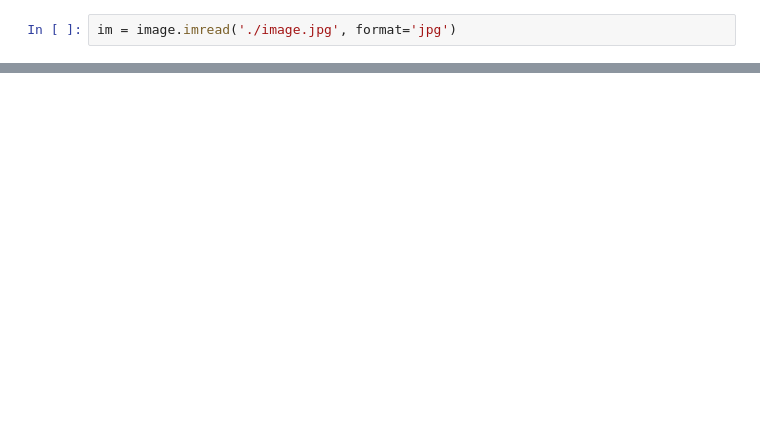
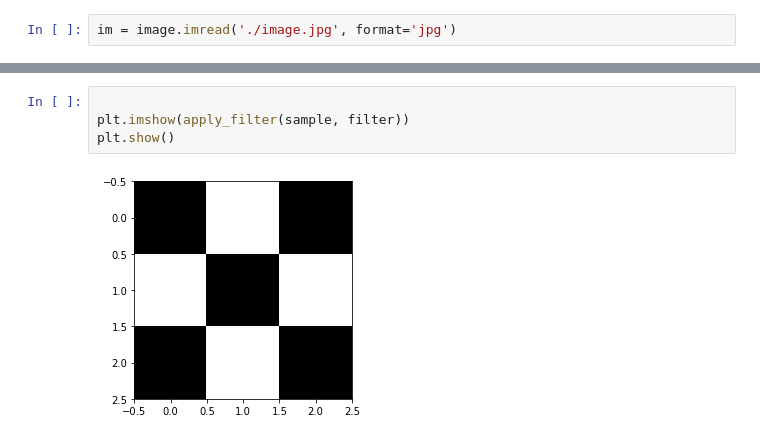
Before and after one commit to SidharthArya/Deep_Learning_Class_Manit, a Jupyter notebook: Lab/003_Applying_Filters_to_Images.ipynb, the cells around one changed output, grey strips where cells are left out. Saved outputs shown, nothing was run; the diff lists cells and outputs as text; blank space fills up the shorter version.

```diff
--- a/Lab/003_Applying_Filters_to_Images.ipynb
+++ b/Lab/003_Applying_Filters_to_Images.ipynb
@@ -26,0 +60,6 @@ import cv2
+# %%
+
+plt.imshow(apply_filter(sample, filter))
+plt.show()
+# %% [output]
+[figure, added]
```
Also changed, not shown: parts of 17 cells of this notebook.
